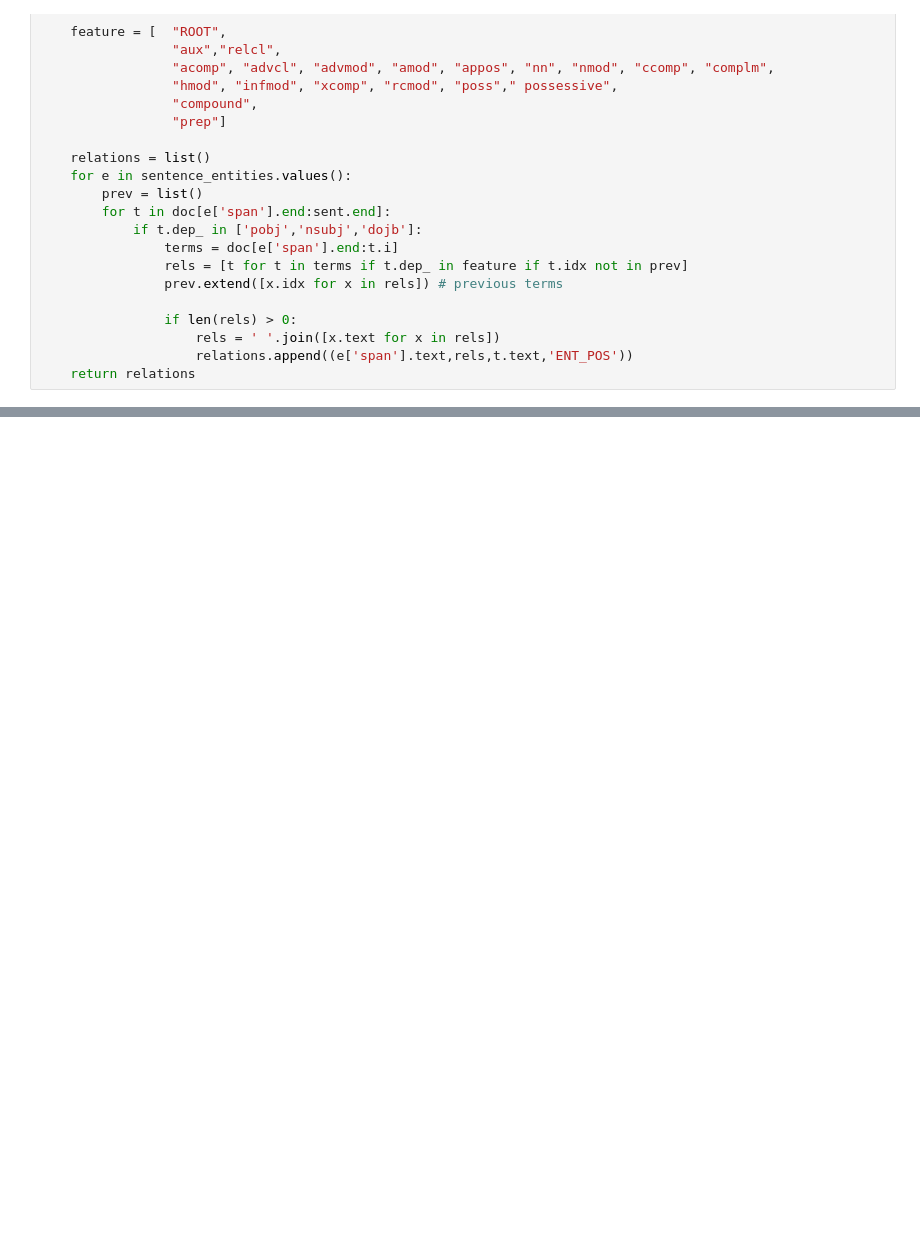
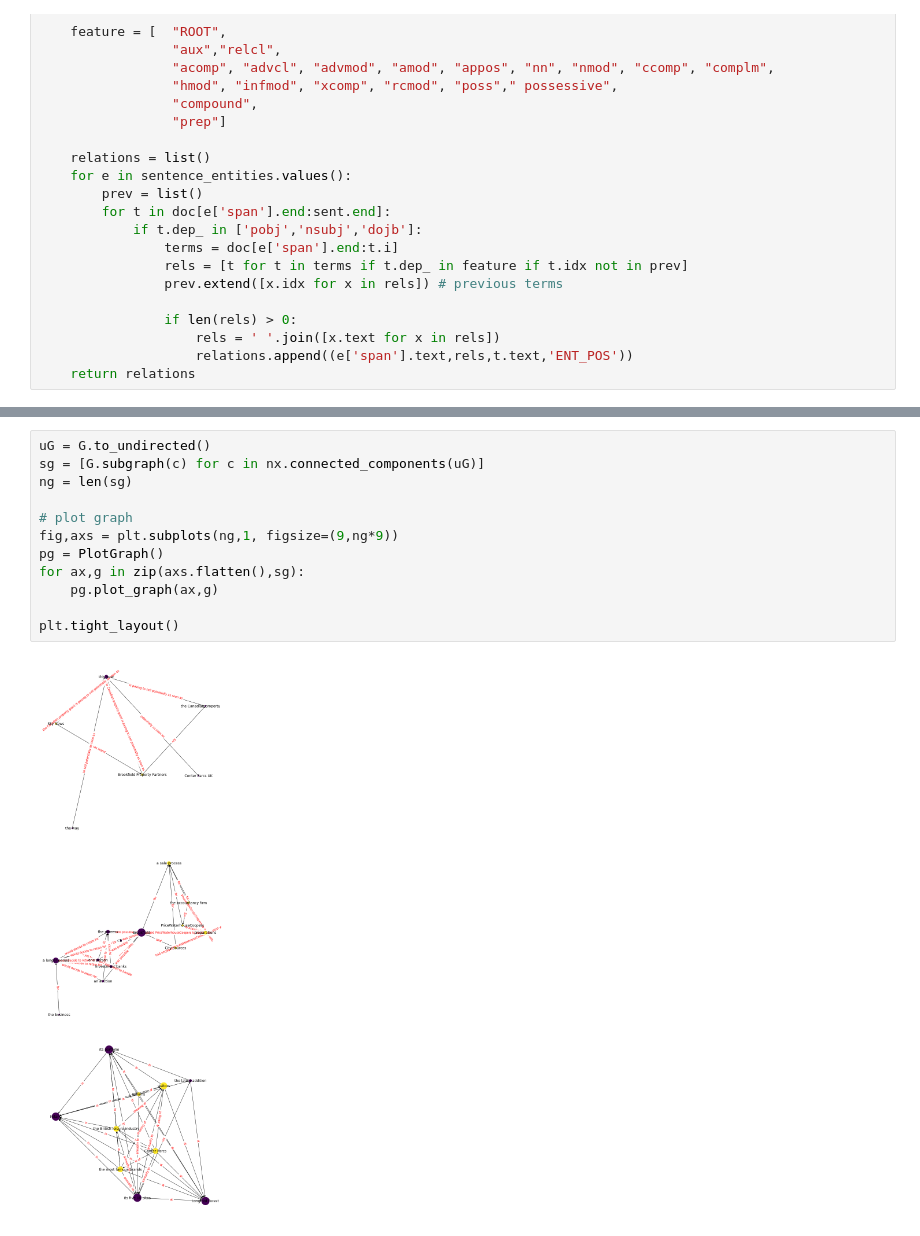
Before and after one commit to bpostance/learn_data_science, a Jupyter notebook: NLP/04_KnowledgeGraph/0.1-rule-based-extraction.ipynb, the cells around one changed output, grey strips where cells are left out. Cells and saved outputs as stored; diff of their text form; blank space fills up the shorter version.

```diff
--- a/NLP/04_KnowledgeGraph/0.1-rule-based-extraction.ipynb
+++ b/NLP/04_KnowledgeGraph/0.1-rule-based-extraction.ipynb
@@ -416,0 +463,14 @@ KeyError: 6
+# %%
+uG = G.to_undirected()
+sg = [G.subgraph(c) for c in nx.connected_components(uG)]
+ng = len(sg)
+
+# plot graph
+fig,axs = plt.subplots(ng,1, figsize=(9,ng*9))
+pg = PlotGraph()
+for ax,g in zip(axs.flatten(),sg):
+    pg.plot_graph(ax,g)
+
+plt.tight_layout()
+# %% [output]
+[figure, added]
```
Also changed, not shown: parts of 22 cells of this notebook.
